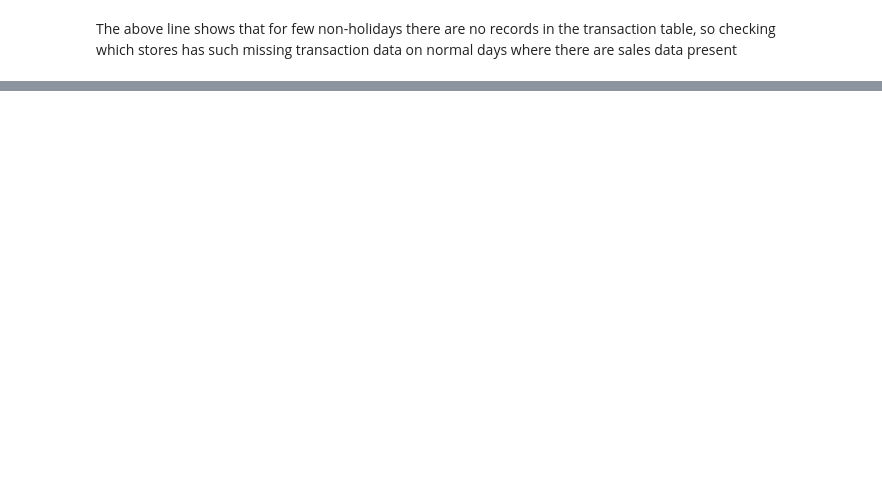
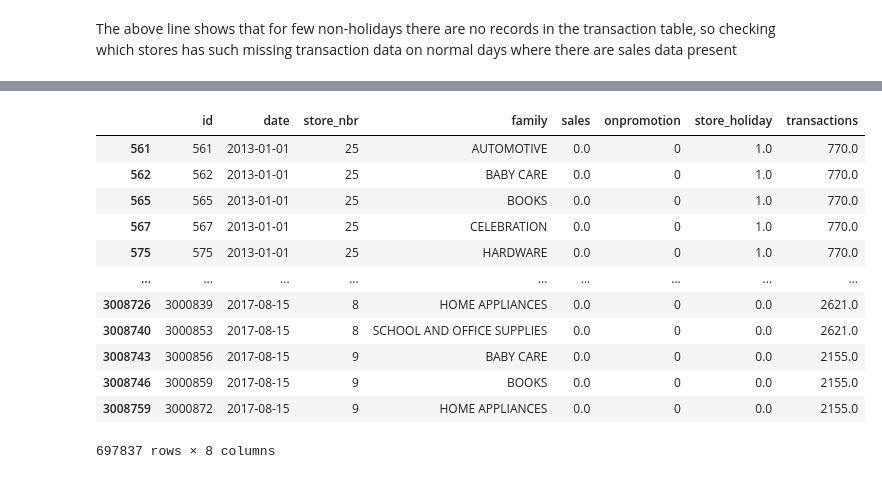
Before and after one commit to Ruparna25/Sales_Forecast-Time_Series, a Jupyter notebook: sales-forecasting-time-series.ipynb, the cells around one changed output, grey strips where cells are left out. Saved outputs shown, nothing was run; the diff lists cells and outputs as text; code cells hidden in the pictures; blank space fills up the shorter version.

```diff
--- a/sales-forecasting-time-series.ipynb
+++ b/sales-forecasting-time-series.ipynb
@@ -674,0 +820,16 @@ trans_fix.shape
+# %%
+X_train[(X_train['transactions']!=0) & (X_train['sales']==0)]
+# %% [output]
+|  | id | date | store_nbr | family | sales | onpromotion | store_holiday | transactions |
+| 561 | 561 | 2013-01-01 | 25 | AUTOMOTIVE | 0.0 | 0 | 1.0 | 770.0 |
+| 562 | 562 | 2013-01-01 | 25 | BABY CARE | 0.0 | 0 | 1.0 | 770.0 |
+| 565 | 565 | 2013-01-01 | 25 | BOOKS | 0.0 | 0 | 1.0 | 770.0 |
+| 567 | 567 | 2013-01-01 | 25 | CELEBRATION | 0.0 | 0 | 1.0 | 770.0 |
+| 575 | 575 | 2013-01-01 | 25 | HARDWARE | 0.0 | 0 | 1.0 | 770.0 |
+| ... | ... | ... | ... | ... | ... | ... | ... | ... |
+| 3008726 | 3000839 | 2017-08-15 | 8 | HOME APPLIANCES | 0.0 | 0 | 0.0 | 2621.0 |
+| 3008740 | 3000853 | 2017-08-15 | 8 | SCHOOL AND OFFICE SUPPLIES | 0.0 | 0 | 0.0 | 2621.0 |
+| 3008743 | 3000856 | 2017-08-15 | 9 | BABY CARE | 0.0 | 0 | 0.0 | 2155.0 |
+| 3008746 | 3000859 | 2017-08-15 | 9 | BOOKS | 0.0 | 0 | 0.0 | 2155.0 |
+| 3008759 | 3000872 | 2017-08-15 | 9 | HOME APPLIANCES | 0.0 | 0 | 0.0 | 2155.0 |
+697837 rows × 8 columns
```
Also changed, not shown: parts of 29 cells of this notebook.
